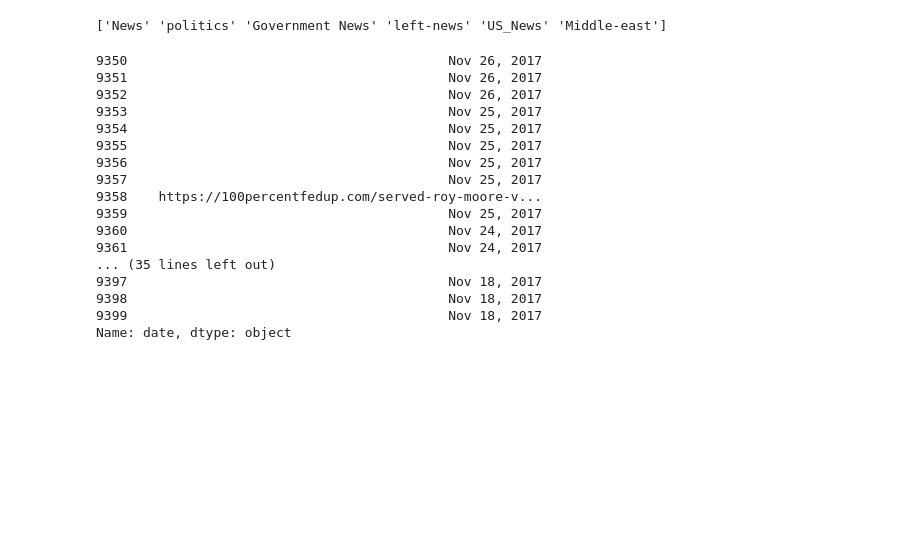
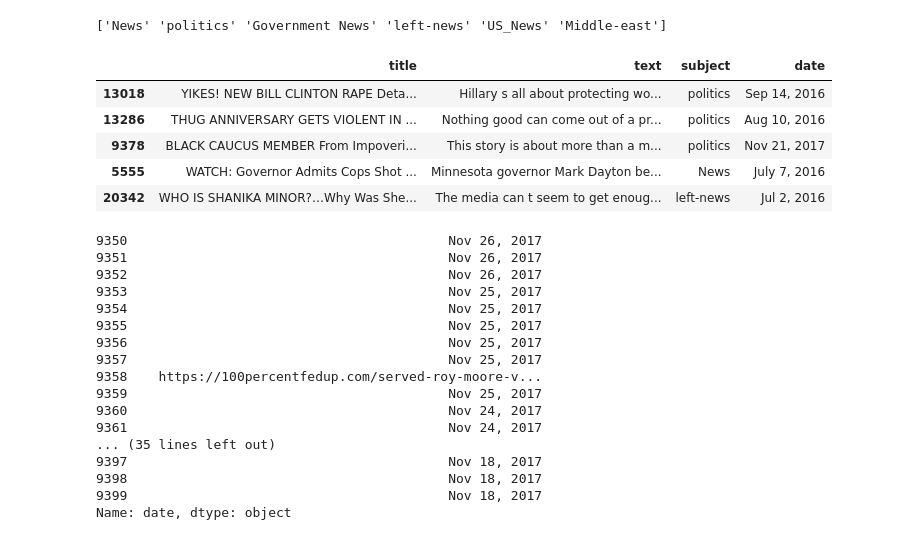
Before and after one commit to mkruiz/ProyectoUNAL, a Jupyter notebook: scripts/eda/eda.ipynb, the cells around one changed output. Drawn from its saved outputs; the diff is of its cells as text; code cells hidden in the pictures; blank space fills up the shorter version.

```diff
--- a/scripts/eda/eda.ipynb
+++ b/scripts/eda/eda.ipynb
@@ -193,6 +200,16 @@ dfg=news_false.groupby('subject').count().reset_index()
 fig = px.bar(dfg, x='subject', y = 'title', title = 'Número de noticias falsas por tópico', color = 'title', barmode = 'stack',text_auto='.2s',
               labels={'subject':'Tópico de la noticia','title':'Número de noticias'})
 fig.show()
+# %%
+# Ejemplo aleatorio de 5 noticias falsas y del contenido que ofrece el dataset
+news_false.sample(5)
+# %% [output]
+|  | title | text | subject | date |
+| 13018 | YIKES! NEW BILL CLINTON RAPE Deta... | Hillary s all about protecting wo... | politics | Sep 14, 2016 |
+| 13286 | THUG ANNIVERSARY GETS VIOLENT IN ... | Nothing good can come out of a pr... | politics | Aug 10, 2016 |
+| 9378 | BLACK CAUCUS MEMBER From Impoveri... | This story is about more than a m... | politics | Nov 21, 2017 |
+| 5555 | WATCH: Governor Admits Cops Shot ... | Minnesota governor Mark Dayton be... | News | July 7, 2016 |
+| 20342 | WHO IS SHANIKA MINOR?…Why Was She... | The media can t seem to get enoug... | left-news | Jul 2, 2016 |
 # %%
 # Análisis exploratorio del campo date, al encontrarse que no todas las filas tienen una fecha en esa columna
 serie = news_false.iloc[9350:9400,3]
```
Also changed, not shown: parts of 3 cells of this notebook.
